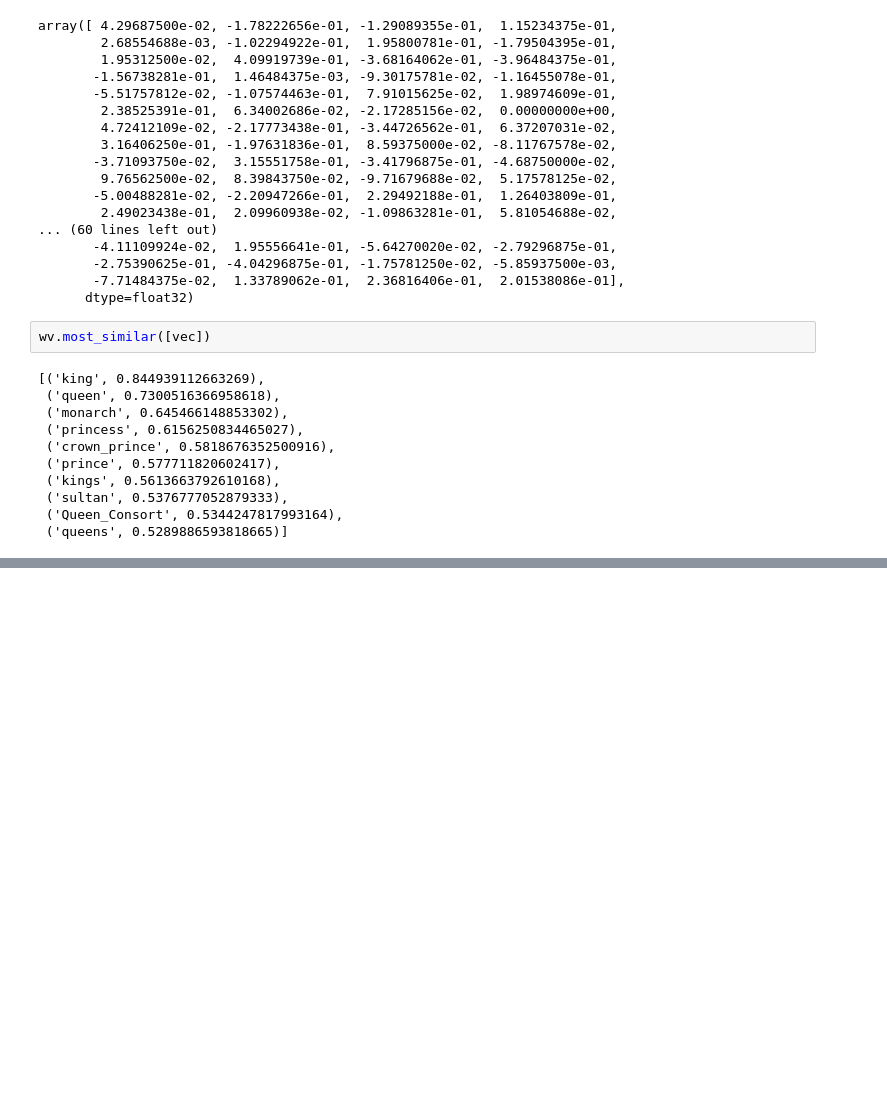
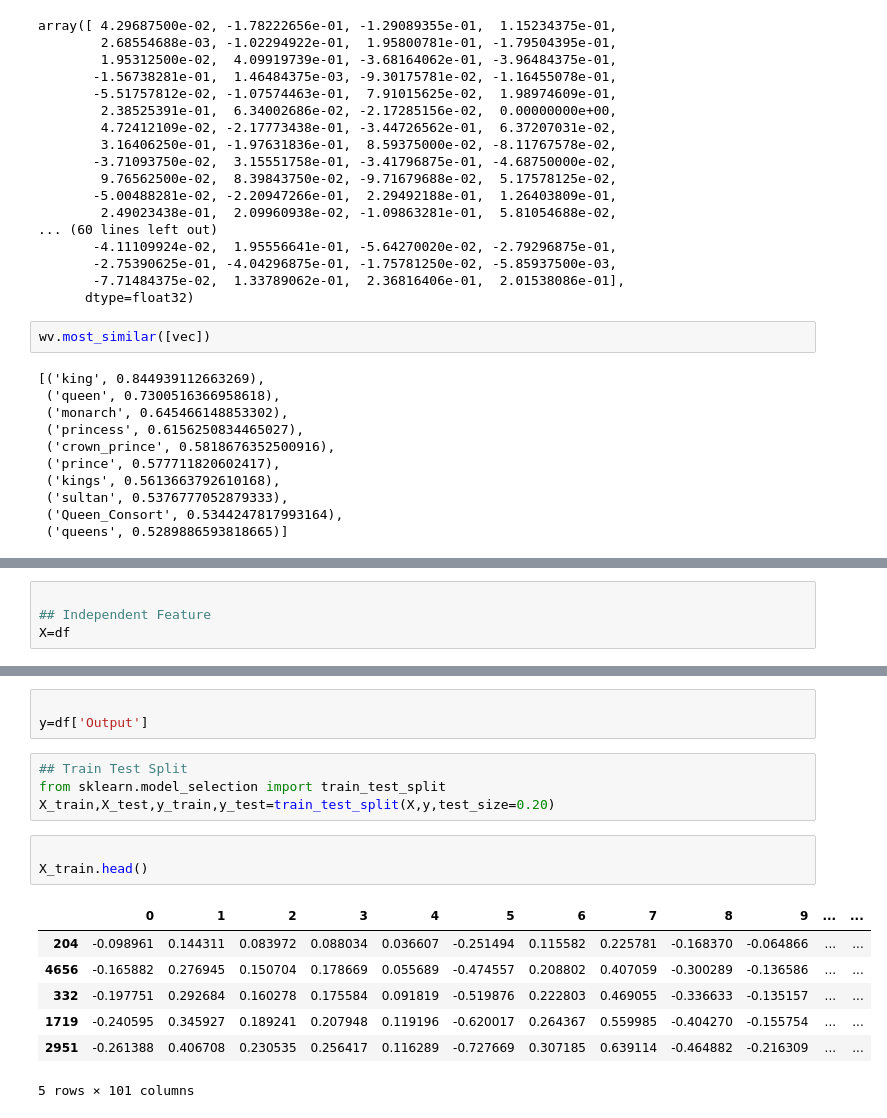
Before and after one commit to Chetana10r/Machine_Learning_Course, a Jupyter notebook: NLP/Word2vec.ipynb, the cells around one changed output, grey strips where cells are left out. Drawn from its saved outputs; the diff is of its cells as text; blank space fills up the shorter version.

```diff
--- a/NLP/Word2vec.ipynb
+++ b/NLP/Word2vec.ipynb
@@ -130,0 +447,4 @@ wv.most_similar([vec])
+# %%
+
+## Independent Feature
+X=df
@@ -130,0 +466,18 @@ wv.most_similar([vec])
+# %%
+
+y=df['Output']
+# %%
+## Train Test Split
+from sklearn.model_selection import train_test_split
+X_train,X_test,y_train,y_test=train_test_split(X,y,test_size=0.20)
+# %%
+
+X_train.head()
+# %% [output]
+|  | 0 | 1 | 2 | 3 | 4 | 5 | 6 | 7 | 8 | 9 | ... | ... |
+| 204 | -0.098961 | 0.144311 | 0.083972 | 0.088034 | 0.036607 | -0.251494 | 0.115582 | 0.225781 | -0.168370 | -0.064866 | ... | ... |
+| 4656 | -0.165882 | 0.276945 | 0.150704 | 0.178669 | 0.055689 | -0.474557 | 0.208802 | 0.407059 | -0.300289 | -0.136586 | ... | ... |
+| 332 | -0.197751 | 0.292684 | 0.160278 | 0.175584 | 0.091819 | -0.519876 | 0.222803 | 0.469055 | -0.336633 | -0.135157 | ... | ... |
+| 1719 | -0.240595 | 0.345927 | 0.189241 | 0.207948 | 0.119196 | -0.620017 | 0.264367 | 0.559985 | -0.404270 | -0.155754 | ... | ... |
+| 2951 | -0.261388 | 0.406708 | 0.230535 | 0.256417 | 0.116289 | -0.727669 | 0.307185 | 0.639114 | -0.464882 | -0.216309 | ... | ... |
+5 rows × 101 columns
```
Also changed, not shown: parts of 47 cells of this notebook.
